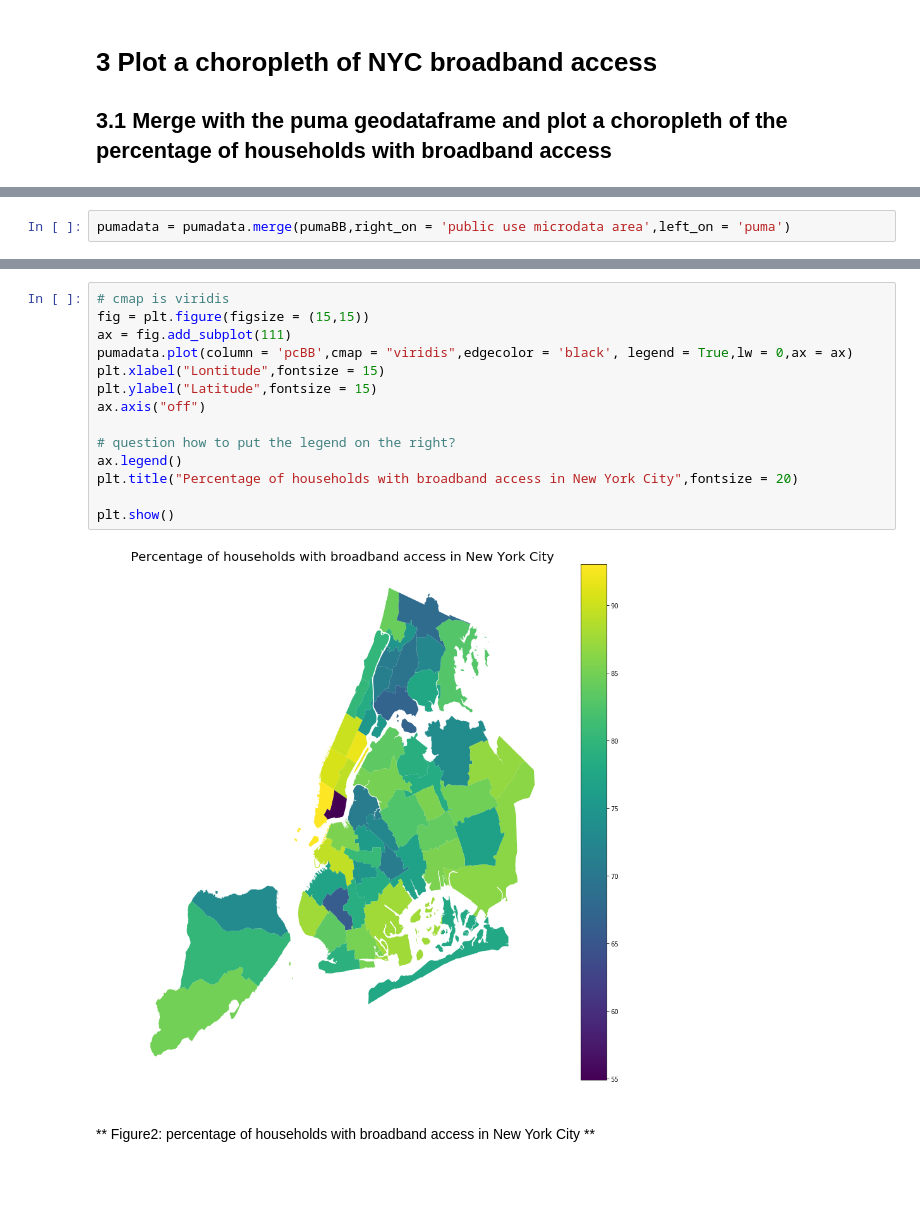
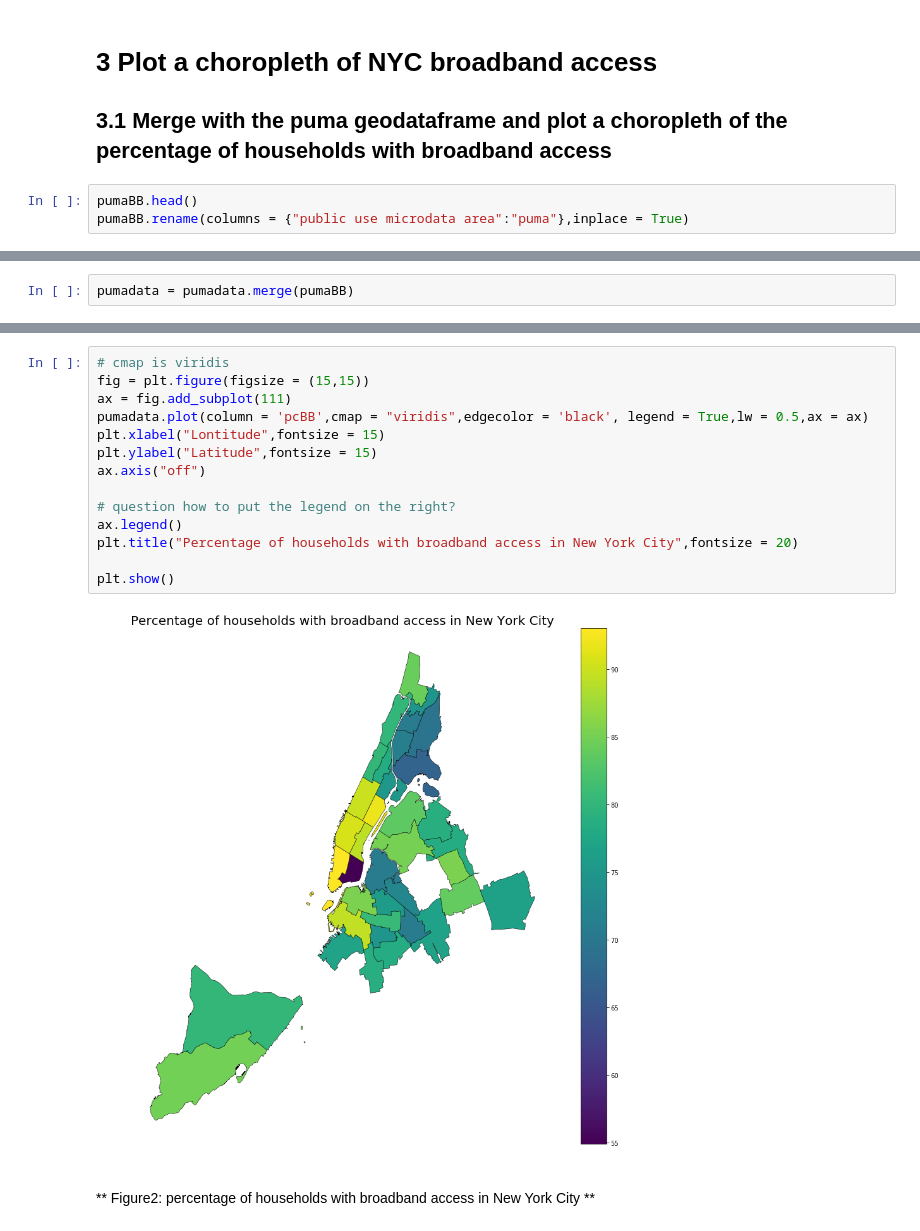
Before and after one commit to jianweili0/PUI2018_jl9200_save, a Jupyter notebook: PUI2018_jl9200/HW7_jl9200/HW7_jl9200_geospatialanalysis.ipynb, the cells around one changed output, grey strips where cells are left out. Saved outputs shown, nothing was run; the diff lists cells and outputs as text; blank space fills up the shorter version.

```diff
--- a/PUI2018_jl9200/HW7_jl9200/HW7_jl9200_geospatialanalysis.ipynb
+++ b/PUI2018_jl9200/HW7_jl9200/HW7_jl9200_geospatialanalysis.ipynb
@@ -472,6 +481,9 @@ diff_.describe()
 # %% [markdown]
 # 3 Plot a choropleth of NYC broadband access
 ## 3.1 Merge with the puma geodataframe and plot a choropleth of the percentage of households with broadband access
+# %%
+pumaBB.head()
+pumaBB.rename(columns = {"public use microdata area":"puma"},inplace = True)
 # %%
 pumaBB.head()
 # %% [output]
@@ -493,5 +505,5 @@ pumadata.head()
 # %%
-pumadata = pumadata.merge(pumaBB,right_on = 'public use microdata area',left_on = 'puma')
+pumadata = pumadata.merge(pumaBB)
 # %%
 pumadata.head()
 # %% [output]
@@ -504,19 +516,19 @@ pumadata.head()
 # %%
 # cmap is viridis
 fig = plt.figure(figsize = (15,15))
 ax = fig.add_subplot(111)
-pumadata.plot(column = 'pcBB',cmap = "viridis",edgecolor = 'black', legend = True,lw = 0,ax = ax)
+pumadata.plot(column = 'pcBB',cmap = "viridis",edgecolor = 'black', legend = True,lw = 0.5,ax = ax)
 plt.xlabel("Lontitude",fontsize = 15)
 plt.ylabel("Latitude",fontsize = 15)
 ax.axis("off")
 
 # question how to put the legend on the right?
 ax.legend()
 plt.title("Percentage of households with broadband access in New York City",fontsize = 20)
 
 plt.show()
 # %% [output]
-[figure, old version]
+[figure, new version]
 # %% [markdown]
 ** Figure2:  percentage of households with broadband access in New York City **
 # %% [markdown]
```
Also changed, not shown: parts of 39 cells of this notebook.
